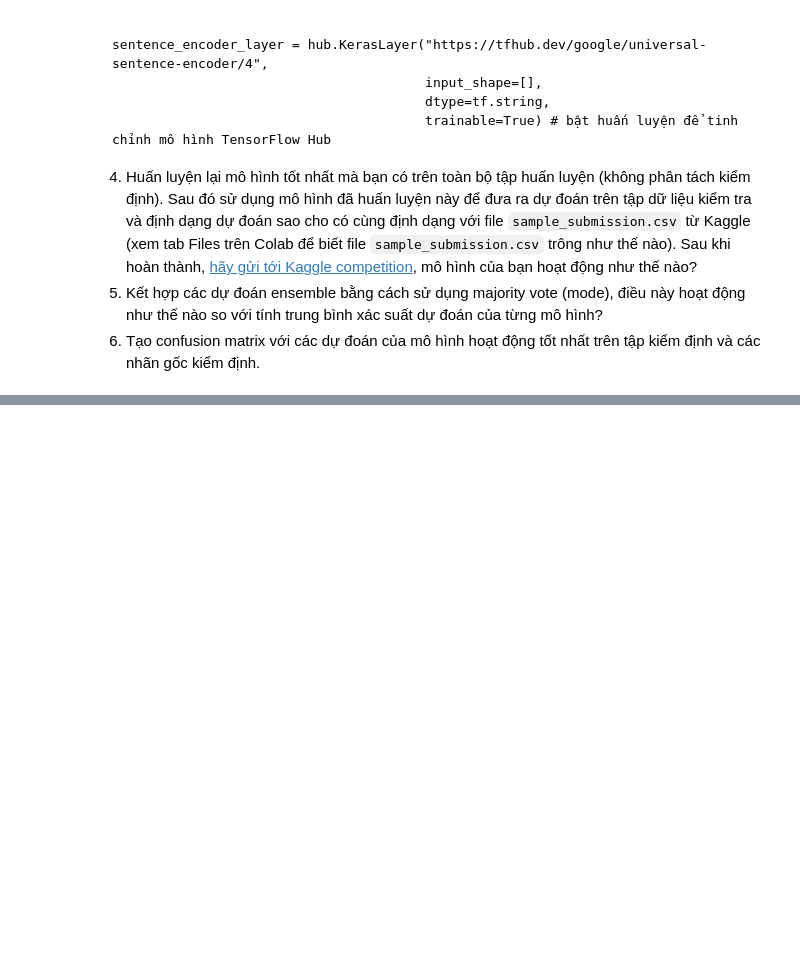
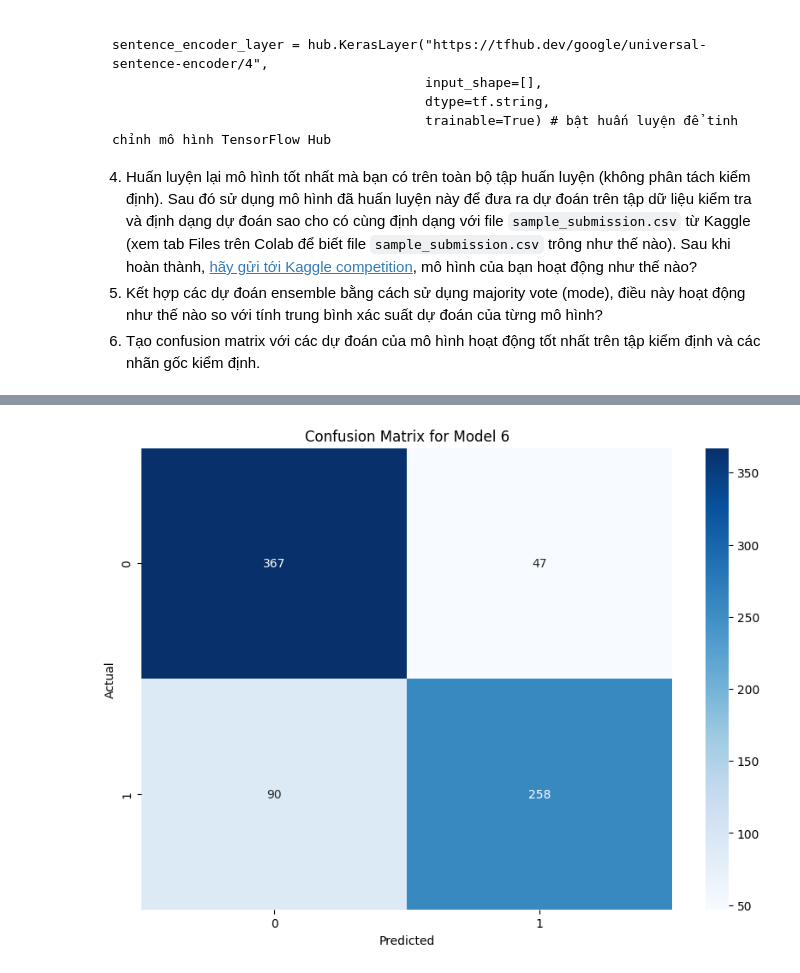
Before and after one commit to namtoptall/DataScience, a Jupyter notebook: NPL_with_tf.ipynb, the cells around one changed output, grey strips where cells are left out. Saved outputs shown, nothing was run; the diff lists cells and outputs as text; code cells hidden in the pictures; blank space fills up the shorter version.

```diff
--- a/NPL_with_tf.ipynb
+++ b/NPL_with_tf.ipynb
@@ -1507,15 +1640,16 @@ ensemble_predictions = mode([predictions_model_1, predictions_model_2, predictio
 # %%
 from sklearn.metrics import confusion_matrix
 import seaborn as sns
-import matplotlib.pyplot as plt
 
-y_true = y_test  # True labels
-y_pred = (predictions_model_1 > 0.5).astype(int)  # Assuming model_1 is the best
+# Tạo confusion matrix
+conf_matrix = confusion_matrix(val_labels, model_6_preds)
 
-cm = confusion_matrix(y_true, y_pred)
-
+# Vẽ confusion matrix
 plt.figure(figsize=(10, 7))
-sns.heatmap(cm, annot=True, fmt='d', cmap='Blues')
+sns.heatmap(conf_matrix, annot=True, fmt='d', cmap='Blues')
 plt.xlabel('Predicted')
 plt.ylabel('Actual')
+plt.title('Confusion Matrix for Model 6')
 plt.show()
+# %% [output]
+[figure, added]
```
Also changed, not shown: parts of 13 cells of this notebook.
